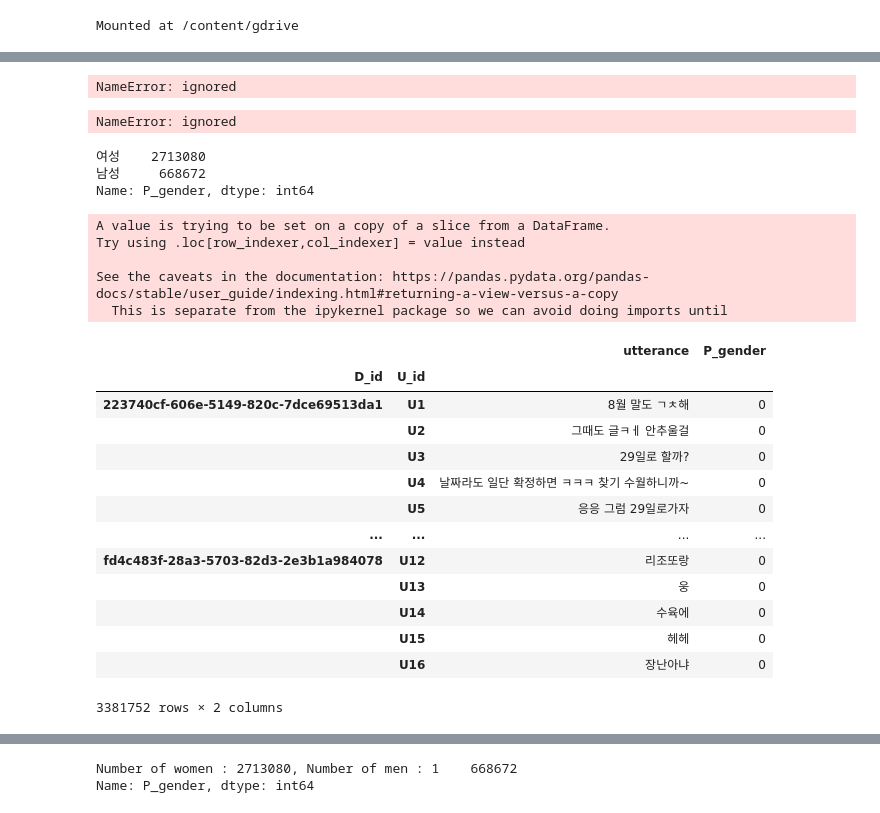
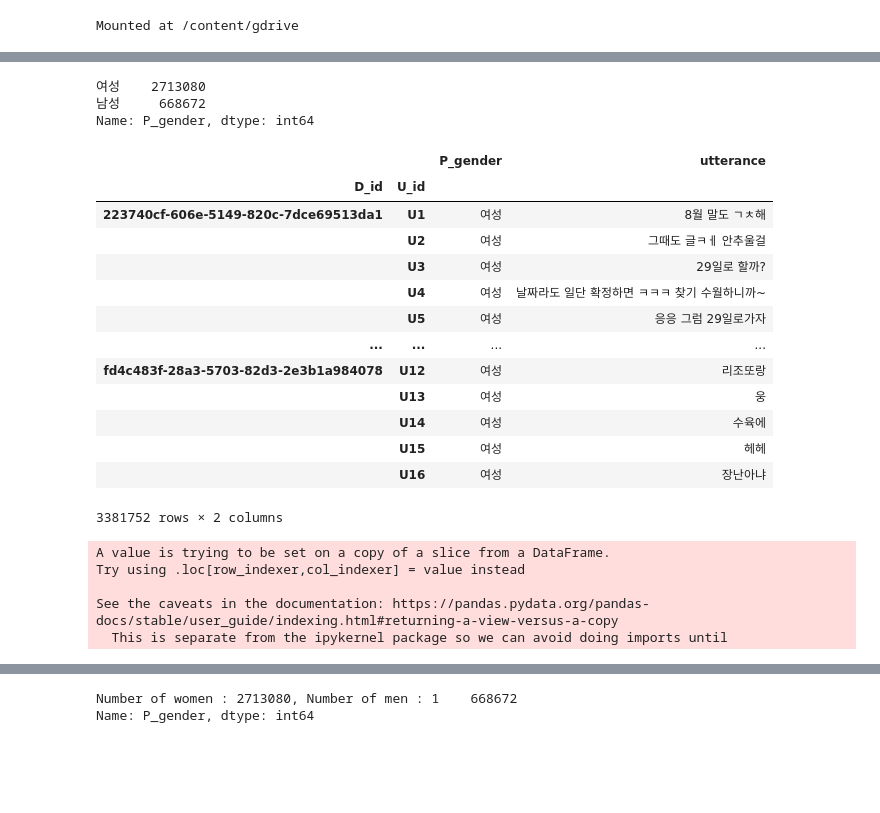
Before and after one commit to hongsy0113/cose461-NLP-project-choi-hong, a Jupyter notebook: sns_text_classification_ipynb의_사본.ipynb, the cells around one changed output, grey strips where cells are left out. Saved outputs shown, nothing was run; the diff lists cells and outputs as text; code cells hidden in the pictures; blank space fills up the shorter version.

```diff
--- a/sns_text_classification_ipynb의_사본.ipynb
+++ b/sns_text_classification_ipynb의_사본.ipynb
@@ -98,26 +81,3 @@ test2 = json2df('/content/gdrive/MyDrive/cose461/행사.json')
-# %%
-test2.describe()
-# %% [output]
-NameError: ignored
-# %%
-meta_list = [['header', 'dialogueInfo', 'numberOfParticipants'],
-             ['header', 'dialogueInfo', 'numberOfUtterances'],
-             ['header', 'dialogueInfo', 'numberOfTurns'],
-             ['header', 'dialogueInfo', 'type'],
-             ['header', 'dialogueInfo', 'topic'],
-             ['header', 'dialogueInfo', 'dialogueID'],
-
-            ]
-             #['header', 'participantsInfo', 'residentialProvince'],
-             #['header', 'participantsInfo', 'gender'],
-             #['header', 'participantsInfo', 'participantID']]
-df1 = pd.json_normalize(jdata['data'][:], record_path=['body'], meta= meta_list, errors='ignore')
-df2 = pd.json_normalize(jdata['data'], record_path=['header', 'participantsInfo'],  meta= [['header', 'dialogueInfo', 'dialogueID']], errors='ignore')
-df2
-
-pd.merge(left = df1 , right = df2, how = "left", on = ["header.dialogueInfo.dialogueID", 'participantID' ],sort=False)
-# %% [output]
-NameError: ignored
 # %%
 #test test test
 # 이미 구현되어 있는 형태소 분석 툴을 써야 할 텐데
@@ -131,28 +91,30 @@ test['P_gender'].value_counts()
 여성    2713080
 남성     668672
 Name: P_gender, dtype: int64
+# %%
+test[['P_gender', 'utterance']]
+# %% [output]
+|  |  | P_gender | utterance |
+| D_id | U_id |  |  |
+| 223740cf-606e-5149-820c-7dce69513da1 | U1 | 여성 | 8월 말도 ㄱㅊ해 |
+|  | U2 | 여성 | 그때도 글ㅋㅔ 안추울걸 |
+|  | U3 | 여성 | 29일로 할까? |
+|  | U4 | 여성 | 날짜라도 일단 확정하면 ㅋㅋㅋ 찾기 수월하니까~ |
+|  | U5 | 여성 | 응응 그럼 29일로가자 |
+| ... | ... | ... | ... |
+| fd4c483f-28a3-5703-82d3-2e3b1a984078 | U12 | 여성 | 리조또랑 |
+|  | U13 | 여성 | 웅 |
+|  | U14 | 여성 | 수육에 |
+|  | U15 | 여성 | 헤헤 |
+|  | U16 | 여성 | 장난아냐 |
+3381752 rows × 2 columns
 # %%
 # Gender to discrete variable
 # 0 : '여성', 1 : '남성'
 test['P_gender'] = [0 if gender=='여성' else 1 for gender in test['P_gender']]
-test
 # %% [output]
 A value is trying to be set on a copy of a slice from a DataFrame.
 Try using .loc[row_indexer,col_indexer] = value instead
 
 See the caveats in the documentation: https://pandas.pydata.org/pandas-docs/stable/user_guide/indexing.html#returning-a-view-versus-a-copy
   This is separate from the ipykernel package so we can avoid doing imports until
-|  |  | utterance | P_gender |
-| D_id | U_id |  |  |
-| 223740cf-606e-5149-820c-7dce69513da1 | U1 | 8월 말도 ㄱㅊ해 | 0 |
-|  | U2 | 그때도 글ㅋㅔ 안추울걸 | 0 |
-|  | U3 | 29일로 할까? | 0 |
-|  | U4 | 날짜라도 일단 확정하면 ㅋㅋㅋ 찾기 수월하니까~ | 0 |
-|  | U5 | 응응 그럼 29일로가자 | 0 |
-| ... | ... | ... | ... |
-| fd4c483f-28a3-5703-82d3-2e3b1a984078 | U12 | 리조또랑 | 0 |
-|  | U13 | 웅 | 0 |
-|  | U14 | 수육에 | 0 |
-|  | U15 | 헤헤 | 0 |
-|  | U16 | 장난아냐 | 0 |
-3381752 rows × 2 columns
```
Also changed, not shown: parts of 15 cells of this notebook.
